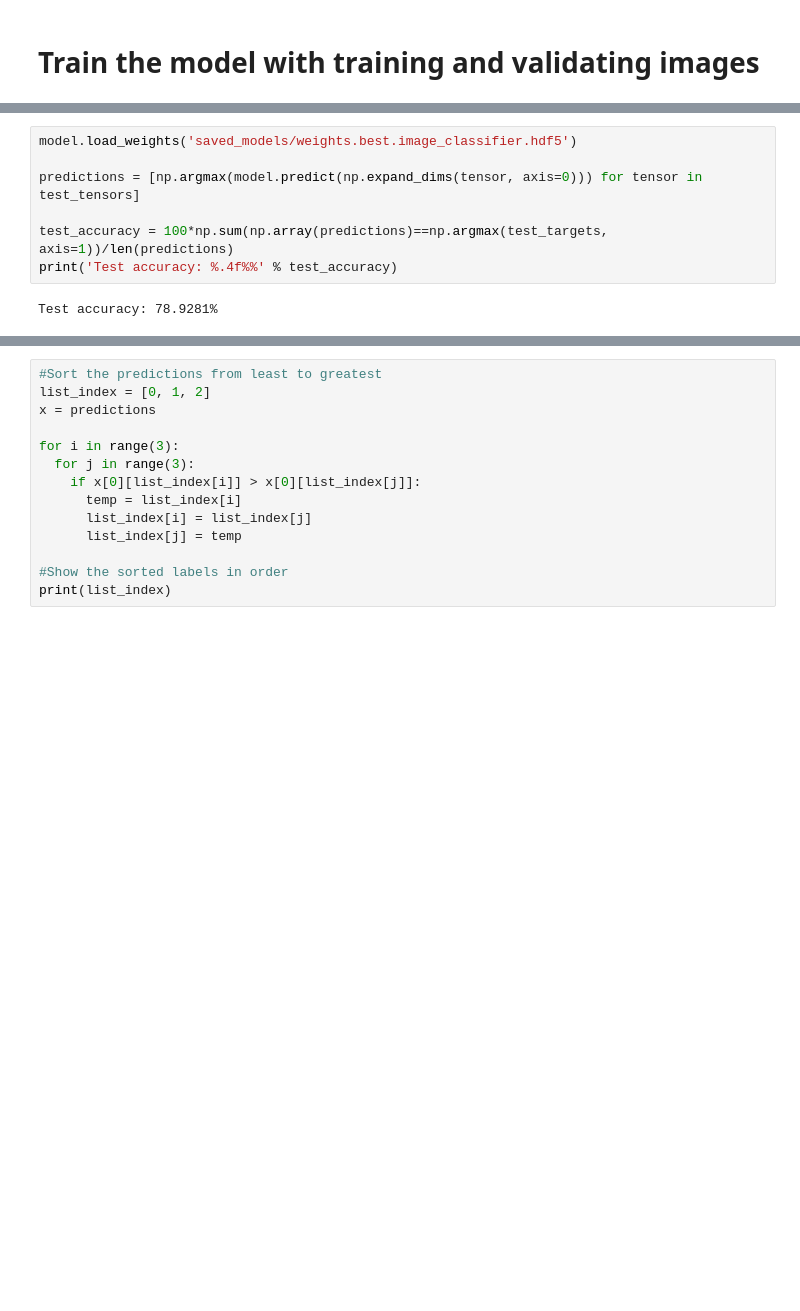
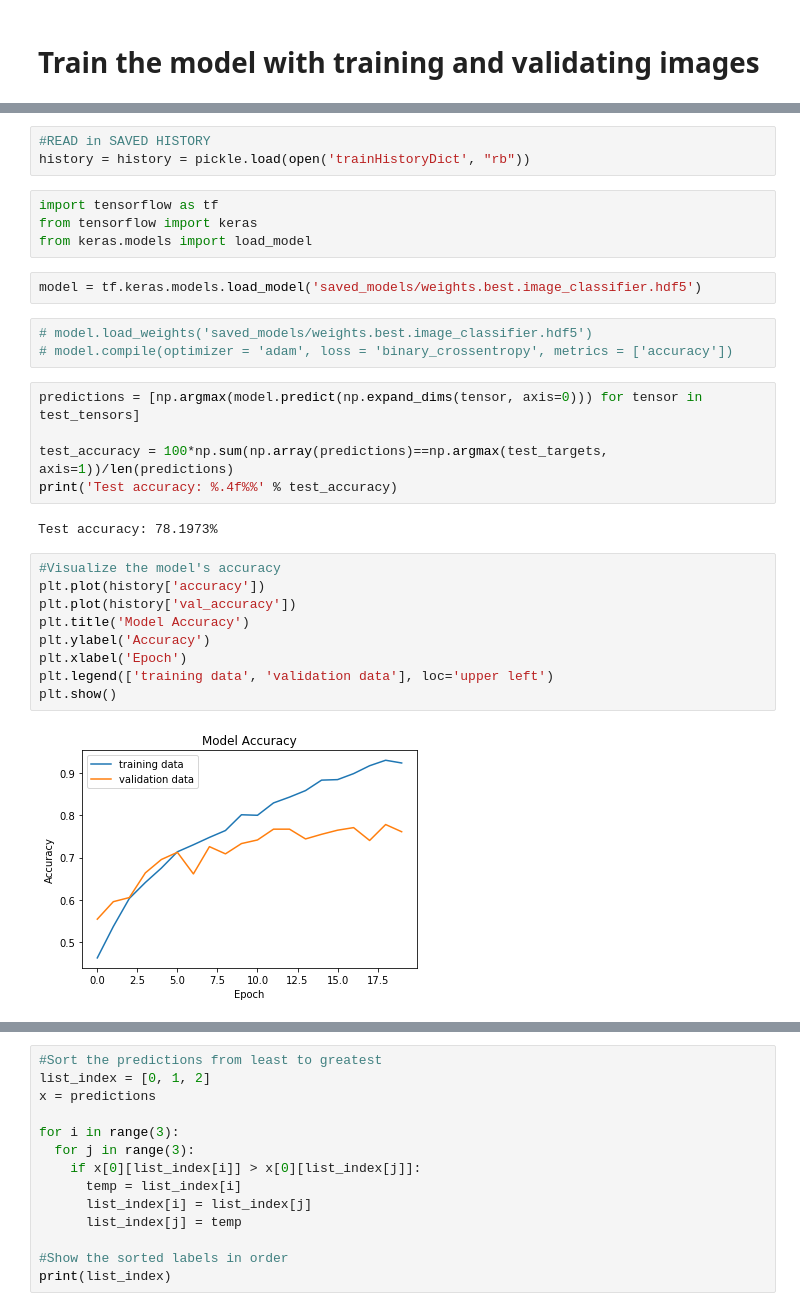
Before and after one commit to pnguenda/target_market, a Jupyter notebook: gc_ML_v04.ipynb, the cells around one changed output, grey strips where cells are left out. Cells and saved outputs as stored; diff of their text form; blank space fills up the shorter version.

Commit message:
testing saving ML model and history

```diff
--- a/gc_ML_v04.ipynb
+++ b/gc_ML_v04.ipynb
@@ -165,12 +170,33 @@ Epoch 00020: val_loss did not improve from 0.53167
+# %%
+#READ in SAVED HISTORY
+history = history = pickle.load(open('trainHistoryDict', "rb"))
+# %%
+import tensorflow as tf
+from tensorflow import keras
+from keras.models import load_model
+# %%
+model = tf.keras.models.load_model('saved_models/weights.best.image_classifier.hdf5')
+# %%
+# model.load_weights('saved_models/weights.best.image_classifier.hdf5')
+# model.compile(optimizer = 'adam', loss = 'binary_crossentropy', metrics = ['accuracy'])
 # %%
-model.load_weights('saved_models/weights.best.image_classifier.hdf5')
-
 predictions = [np.argmax(model.predict(np.expand_dims(tensor, axis=0))) for tensor in test_tensors]
 
 test_accuracy = 100*np.sum(np.array(predictions)==np.argmax(test_targets, axis=1))/len(predictions)
 print('Test accuracy: %.4f%%' % test_accuracy)
 # %% [output]
-Test accuracy: 78.9281%
+Test accuracy: 78.1973%
+# %%
+#Visualize the model's accuracy
+plt.plot(history['accuracy'])
+plt.plot(history['val_accuracy'])
+plt.title('Model Accuracy')
+plt.ylabel('Accuracy')
+plt.xlabel('Epoch')
+plt.legend(['training data', 'validation data'], loc='upper left')
+plt.show()
+# %% [output]
+[figure, added]
 # %%
 for image in os.listdir('test_imgs'):
     img = plt.imread('test_imgs' + '/' + image)
```
Also changed, not shown: parts of 6 cells of this notebook, 3 other files.
